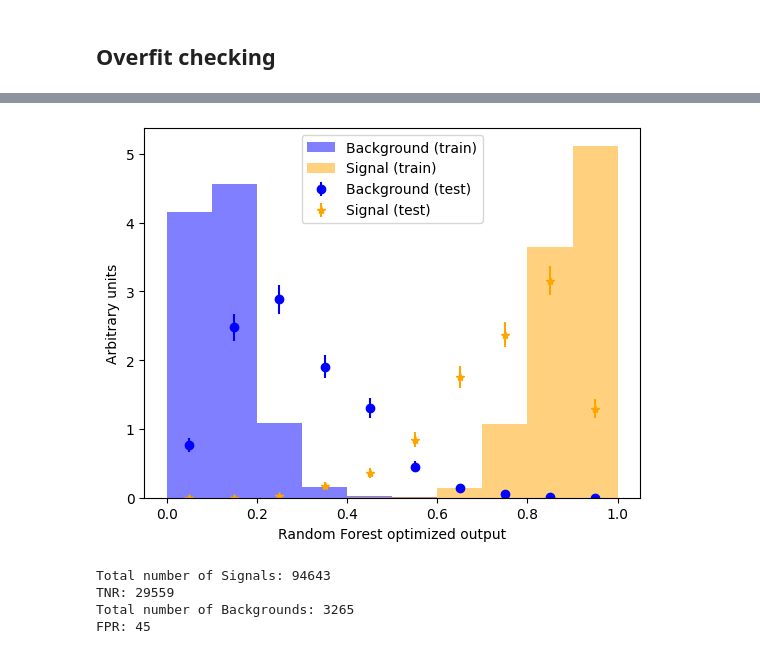
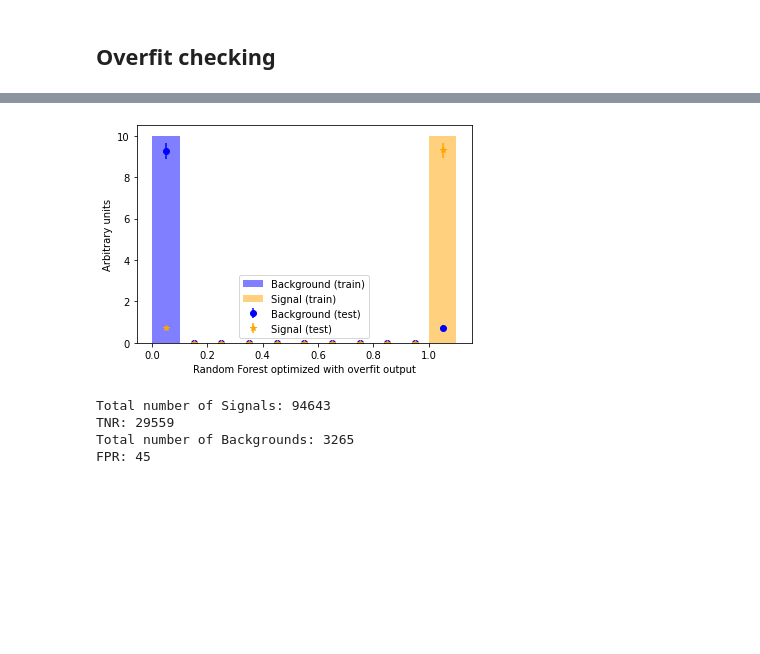
Before and after one commit to mghasemi19/TopFC, a Jupyter notebook: BDT_weight/RF_TopFC_main_bkg_analysis.ipynb, the cells around one changed output, grey strips where cells are left out. Cells and saved outputs as stored; diff of their text form; code cells hidden in the pictures; blank space fills up the shorter version.

```diff
--- a/BDT_weight/RF_TopFC_main_bkg_analysis.ipynb
+++ b/BDT_weight/RF_TopFC_main_bkg_analysis.ipynb
@@ -920,8 +1034,8 @@ compare_train_test(RF_clf, X_train_val, Y_train_val, X_test, Y_test, 'Random For
 def new_compare_train_test(clf, X_train, y_train, X_test, y_test, xlabel):
     decisions = [] # list to hold decisions of classifier
     for X,y in ((X_train, y_train), (X_test, y_test)): # train and test
-        d1 = clf.predict_proba(X[y<0.5])[:, 1] # background
-        d2 = clf.predict_proba(X[y>0.5])[:, 1] # signal
+        d1 = clf.predict(X[y<0.5]) # background
+        d2 = clf.predict(X[y>0.5]) # signal
         decisions += [d1, d2] # add to list of classifier decision
 
     highest_decision = max(np.max(d) for d in decisions) # get maximum score
@@ -973,6 +1087,4 @@ def new_compare_train_test(clf, X_train, y_train, X_test, y_test, xlabel):
     plt.ylabel("Arbitrary units") # write y-axis label
     plt.legend() # add legend
 
-
-new_compare_train_test(RF_clf, X_train_val, Y_train_val, X_test, Y_test, 'Random Forest output')
 #new_compare_train_test(best_random, X_train_val, Y_train_val, X_test, Y_test, 'Random Forest optimized output')
@@ -981,64 +1091,7 @@ new_compare_train_test(RF_clf, X_train_val, Y_train_val, X_test, Y_test, 'Random
-# %%
-def new_compare_train_test(clf, X_train, y_train, X_test, y_test, xlabel):
-    decisions = [] # list to hold decisions of classifier
-    for X,y in ((X_train, y_train), (X_test, y_test)): # train and test
-        d1 = clf.predict(X[y<0.5]) # background
-        d2 = clf.predict(X[y>0.5]) # signal
-        decisions += [d1, d2] # add to list of classifier decision
-
-    highest_decision = max(np.max(d) for d in decisions) # get maximum score
-    bin_edges = [] # list to hold bin edges
-    bin_edge = -0.1 # start counter for bin_edges
-    while bin_edge < highest_decision: # up to highest score
-        bin_edge += 0.1 # increment
-        bin_edges.append(bin_edge)
-
-    # Training plots
-    plt.hist(decisions[0], # background in train set
-            bins=bin_edges, # lower and upper range of the bins
-            density=True, # area under the histogram will sum to 1
-            histtype='stepfilled', # lineplot that's filled
-            color='blue', label='Background (train)', # Background (train)
-            alpha=0.5 ) # half transparency
-    plt.hist(decisions[1], # signal in train set
-            bins=bin_edges, # lower and upper range of the bins
-            density=True, # area under the histogram will sum to 1
-            histtype='stepfilled', # lineplot that's filled
-            color='orange', label='Signal (train)', # Signal (train)
-            alpha=0.5 ) # half transparency
-
-    # Testing plots
-    hist_background, bin_edges = np.histogram(decisions[2], # background test
-                                            bins=bin_edges, # number of bins in function definition
-                                            density=True ) # area under the histogram will sum to 1
-
-    scale = len(decisions[2]) / sum(hist_background) # between raw and normalised
-    err_background = np.sqrt(hist_background * scale) / scale # error on test background
-
-    width = 0.1 # histogram bin width
-    center = (bin_edges[:-1] + bin_edges[1:]) / 2 # bin centres
-
-    plt.errorbar(x=center, y=hist_background, yerr=err_background, fmt='o', # circles
-                c='blue', label='Background (test)' ) # Background (test)
-
-    hist_signal, bin_edges = np.histogram(decisions[3], # siganl test
-                                        bins=bin_edges, # number of bins in function definition
-                                        density=True ) # area under the histogram will sum to 1
-
-    scale = len(decisions[3]) / sum(hist_signal) # between raw and normalised
-    err_signal = np.sqrt(hist_signal * scale) / scale # error on test background
-
-    plt.errorbar(x=center, y=hist_signal, yerr=err_signal, fmt='*', # circles
-                c='orange', label='Signal (test)' ) # Signal (test)
-
-    plt.xlabel(xlabel) # write x-axis label
-    plt.ylabel("Arbitrary units") # write y-axis label
-    plt.legend() # add legend
-
-
-new_compare_train_test(best_random, X_train_val, Y_train_val, X_test, Y_test, 'Random Forest optimized output')
-# %% [output]
-[figure, removed]
+# %%
+new_compare_train_test(best_random_fit, X_train_val, Y_train_val, X_test, Y_test, 'Random Forest optimized with overfit output')
+# %% [output]
+[figure, added]
 # %%
 df_all[(df_all['isSignal'] == 1) & (df_all['dense_RF_opt']==0)].head()
 print("Total number of Signals:", len(df_all[(df_all['isSignal'] == 1)]))
```
Also changed, not shown: parts of 21 cells of this notebook, 1 other file.
